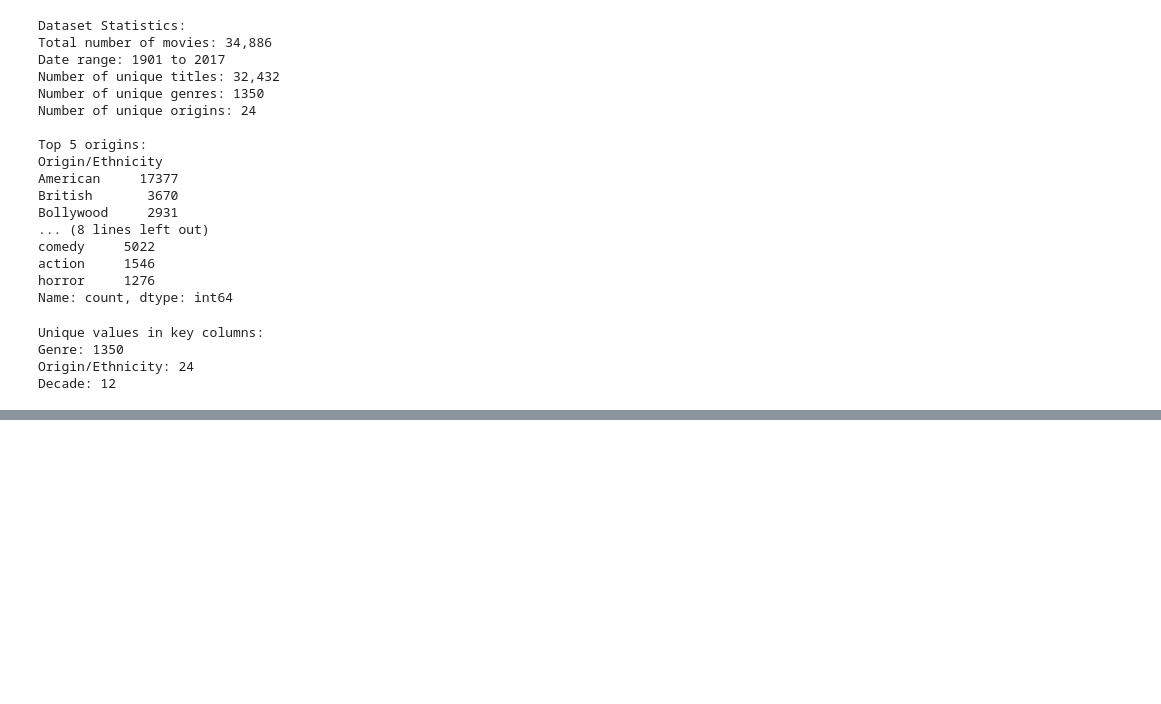
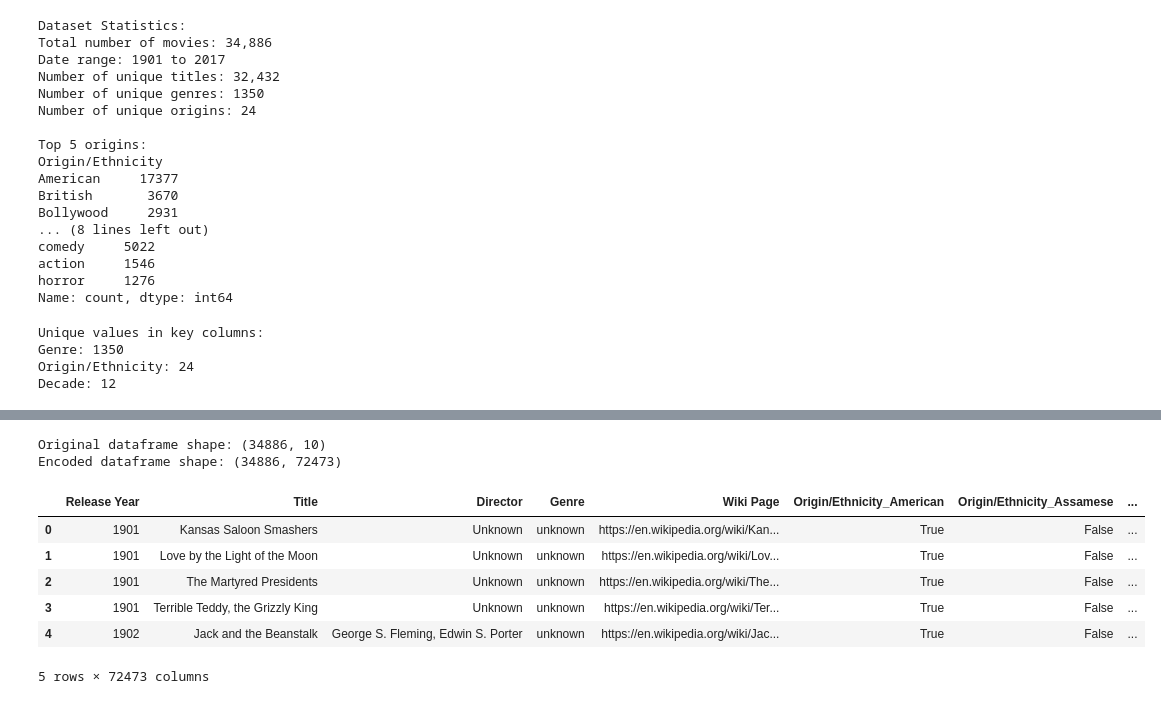
Before and after one commit to TasnimulIntazamAsif/Movie-Genre-Classification-, a Jupyter notebook: Movie_Genre.ipynb, the cells around one changed output, grey strips where cells are left out. Cells and saved outputs as stored; diff of their text form; code cells hidden in the pictures; blank space fills up the shorter version.

```diff
--- a/Movie_Genre.ipynb
+++ b/Movie_Genre.ipynb
@@ -152,0 +191,35 @@ def create_context(df, max_chars=5000000):
+# %%
+# Perform One Hot Encoding for categorical columns
+# First, identify categorical columns that need encoding
+categorical_columns = [
+    'Origin/Ethnicity', ' Genre ', 'Plot', 'Decade',
+    'Plot_Length', 'Cast',
+]
+
+# Create a copy of the dataframe before encoding
+df_encoded = df.copy()
+
+# Apply one-hot encoding using pandas get_dummies
+for column in categorical_columns:
+    if column in df_encoded.columns:
+        # Create dummies and drop the original column
+        dummies = pd.get_dummies(df_encoded[column], prefix=column, drop_first=False)
+        df_encoded = pd.concat([df_encoded, dummies], axis=1)
+        df_encoded.drop(column, axis=1, inplace=True)
+
+# Display the shape of the dataframe before and after encoding
+print(f"Original dataframe shape: {df.shape}")
+print(f"Encoded dataframe shape: {df_encoded.shape}")
+
+# Display the first few rows of the encoded dataframe
+df_encoded.head()
+# %% [output]
+Original dataframe shape: (34886, 10)
+Encoded dataframe shape: (34886, 72473)
+|  | Release Year | Title | Director | Genre | Wiki Page | Origin/Ethnicity_American | Origin/Ethnicity_Assamese | ... |
+| 0 | 1901 | Kansas Saloon Smashers | Unknown | unknown | https://en.wikipedia.org/wiki/Kan... | True | False | ... |
+| 1 | 1901 | Love by the Light of the Moon | Unknown | unknown | https://en.wikipedia.org/wiki/Lov... | True | False | ... |
+| 2 | 1901 | The Martyred Presidents | Unknown | unknown | https://en.wikipedia.org/wiki/The... | True | False | ... |
+| 3 | 1901 | Terrible Teddy, the Grizzly King | Unknown | unknown | https://en.wikipedia.org/wiki/Ter... | True | False | ... |
+| 4 | 1902 | Jack and the Beanstalk | George S. Fleming, Edwin S. Porter | unknown | https://en.wikipedia.org/wiki/Jac... | True | False | ... |
+5 rows × 72473 columns
```
Also changed, not shown: parts of 4 cells of this notebook.
